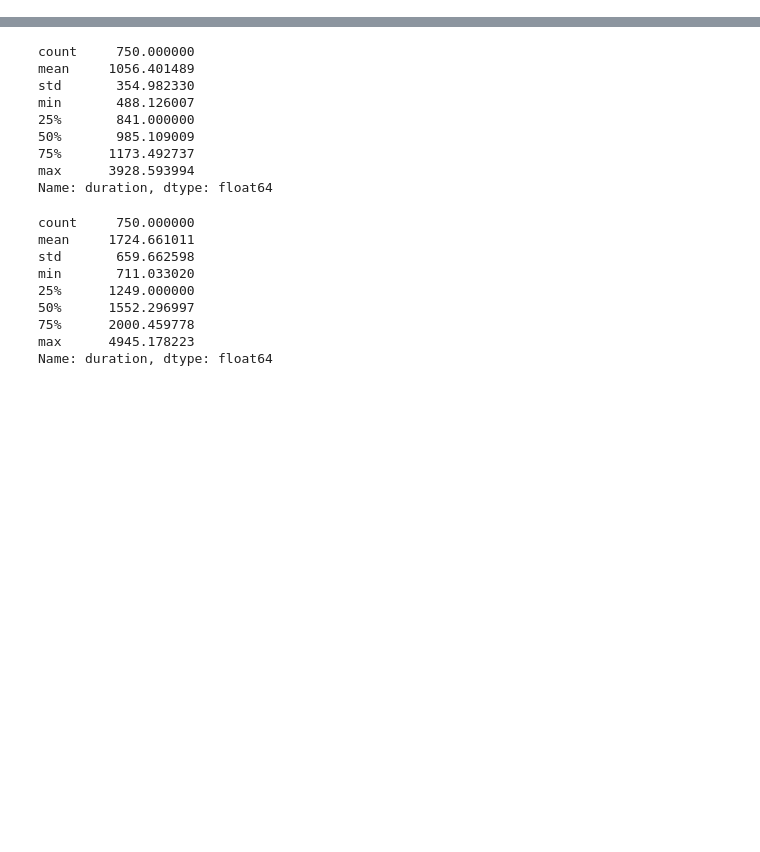
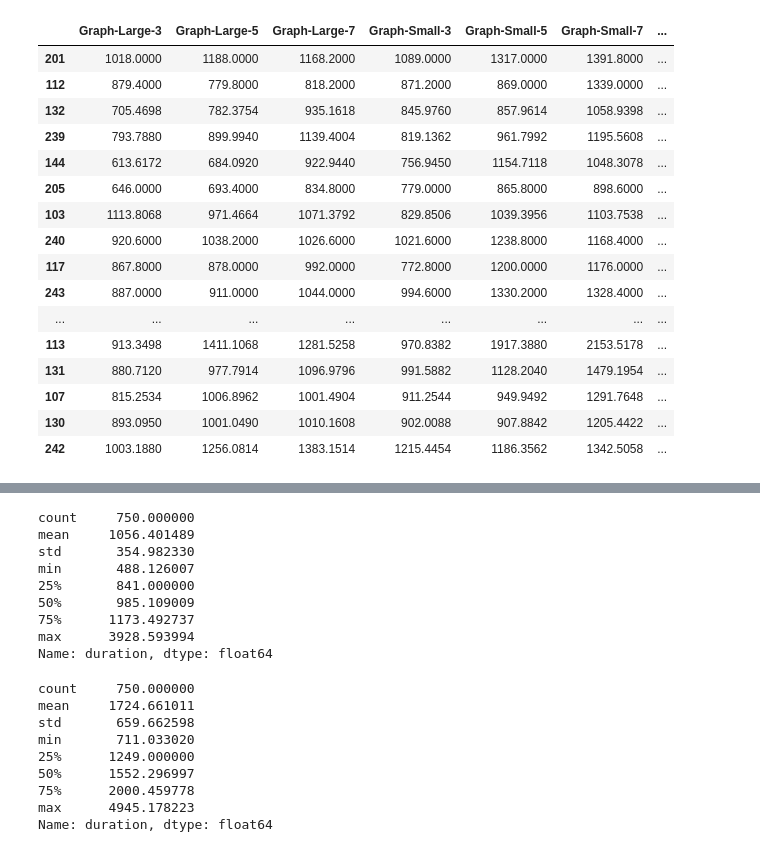
Before and after one commit to tngsk/labjs-study, a Jupyter notebook: ANOVA/Preprocessing.ipynb, the cells around one changed output, grey strips where cells are left out. Drawn from its saved outputs; the diff is of its cells as text; code cells hidden in the pictures; blank space fills up the shorter version.

```diff
--- a/ANOVA/Preprocessing.ipynb
+++ b/ANOVA/Preprocessing.ipynb
@@ -81,0 +75,16 @@ df.pivot_table('RT', columns=['repr','deviation','size'])
+# %%
+# 要因のすべての組み合わせを作成
+cases = itertools.product(
+    ['Graph','Number'],
+    itertools.product(['Large','Small'], [3,5,7]))
+
+pivot_data = pd.DataFrame()
+
+# 実験データを要因の組み合わせごとに縦に並べる
+for repr, (deviation, elements) in cases:
+    index = (repr, deviation, elements)
+    name = '{0}-{1}-{2}'.format(repr, deviation, elements)
+    pivot_data[name] = exp_df.loc[index].RT.values
+
+pivot_data.to_csv('pivot_data_125.csv')
+pivot_data.head()
@@ -82,35 +102,78 @@ df.pivot_table('RT', columns=['repr','deviation','size'])
 # %%
 
 csv_dir = 'experiment_data/experiment_csv/'
 
-col = ['u','deviation','duration','graphFlag','img','size']
-exp_df = pd.DataFrame(index=[], columns=col)
+# すべての実験データをまとめるDataFrame
+exp_df = pd.DataFrame(index=[], columns=['u','repr','deviation','size','RT'])
 
 for csv in os.listdir(csv_dir):
-
+    # 指定ディレクトリの中のcsvファイルだけ読み込む
     if csv.endswith('.csv'):
 
+        # ファイル名からidを分離
         q,u = csv.split('_')
         u,_ = u.split('.')
 
         df = pd.read_csv(csv_dir + csv)
+
+        # labjsの実験ページのみ収集する
         df = df[df['sender'] == 'Stimulus + Response']
         df['q'] = q
-        df['u'] = u
+        df['u'] = u[1:]
+        col = ['u','deviation','duration','graphFlag','size']
         df = df[col]
         df = df.rename(columns={'duration':'RT'})
         df = df.rename(columns={'graphFlag':'repr'})
+
+        # 数値データを読みやすいデータに加工する
+        df['deviation'] = df['deviation'].apply(lambda x:'Large' if x == 15.0 else 'Small')
+        df['repr'] = df['repr'].apply(lambda x:'Graph' if x == 1.0 else 'Number')
+        df['RT'] = df['RT'].astype(np.float64)
+        df['size'] = df['size'].astype(np.int64)
+        df['u'] = df['u'].astype(np.int64)
+
+        # ソートしてまとめる
+        df = df.sort_values(['u','repr','deviation','size'])
         exp_df = exp_df.append(df,ignore_index=True)
 
+exp_df = exp_df.set_index(['repr','deviation','size'])
 
+# データ形式変換
 
+pivot_data = pd.DataFrame()
+uid = exp_df['u'].unique()
 
-exp_df['deviation'] = exp_df['deviation'].apply(lambda x:'Large' if x == 15.0 else 'Small')
-# exp_df['correct'] = exp_df['correct'].astype(np.bool)
-exp_df['repr'] = exp_df['repr'].apply(lambda x:'Graph' if x == 1.0 else 'Number')
-exp_df['RT'] = exp_df['RT'].astype(np.float32)
-exp_df['size'] = exp_df['size'].astype(np.int32)
+for u in uid:
+    temp_df = pd.DataFrame(index=[u])
+    cases = itertools.product(
+        ['Graph','Number'],
+        itertools.product(['Large','Small'], [3,5,7])
+    )
+    for repr, (deviation, elements) in cases:
+        index = (repr, deviation, elements)
+        name = '{0}-{1}-{2}'.format(repr, deviation, elements)
+        df = exp_df.loc[index]
+        df = df[df['u'] == u]
+        temp_df[name] = [df.RT.mean()]
 
-exp_df = exp_df.drop(['duration','graphFlag'], axis=1)
-exp_df = exp_df.reindex(columns=['u','repr','deviation','size','RT'])
-exp_df = exp_df.sort_values(['u','repr','deviation','size'])
+    pivot_data = pivot_data.append(temp_df)
+
+pivot_data
+# %% [output]
+|  | Graph-Large-3 | Graph-Large-5 | Graph-Large-7 | Graph-Small-3 | Graph-Small-5 | Graph-Small-7 | ... |
+| 201 | 1018.0000 | 1188.0000 | 1168.2000 | 1089.0000 | 1317.0000 | 1391.8000 | ... |
+| 112 | 879.4000 | 779.8000 | 818.2000 | 871.2000 | 869.0000 | 1339.0000 | ... |
+| 132 | 705.4698 | 782.3754 | 935.1618 | 845.9760 | 857.9614 | 1058.9398 | ... |
+| 239 | 793.7880 | 899.9940 | 1139.4004 | 819.1362 | 961.7992 | 1195.5608 | ... |
+| 144 | 613.6172 | 684.0920 | 922.9440 | 756.9450 | 1154.7118 | 1048.3078 | ... |
+| 205 | 646.0000 | 693.4000 | 834.8000 | 779.0000 | 865.8000 | 898.6000 | ... |
+| 103 | 1113.8068 | 971.4664 | 1071.3792 | 829.8506 | 1039.3956 | 1103.7538 | ... |
+| 240 | 920.6000 | 1038.2000 | 1026.6000 | 1021.6000 | 1238.8000 | 1168.4000 | ... |
+| 117 | 867.8000 | 878.0000 | 992.0000 | 772.8000 | 1200.0000 | 1176.0000 | ... |
+| 243 | 887.0000 | 911.0000 | 1044.0000 | 994.6000 | 1330.2000 | 1328.4000 | ... |
+| ... | ... | ... | ... | ... | ... | ... | ... |
+| 113 | 913.3498 | 1411.1068 | 1281.5258 | 970.8382 | 1917.3880 | 2153.5178 | ... |
+| 131 | 880.7120 | 977.7914 | 1096.9796 | 991.5882 | 1128.2040 | 1479.1954 | ... |
+| 107 | 815.2534 | 1006.8962 | 1001.4904 | 911.2544 | 949.9492 | 1291.7648 | ... |
+| 130 | 893.0950 | 1001.0490 | 1010.1608 | 902.0088 | 907.8842 | 1205.4422 | ... |
+| 242 | 1003.1880 | 1256.0814 | 1383.1514 | 1215.4454 | 1186.3562 | 1342.5058 | ... |
```
Also changed, not shown: parts of 28 cells of this notebook, 1 other file.
